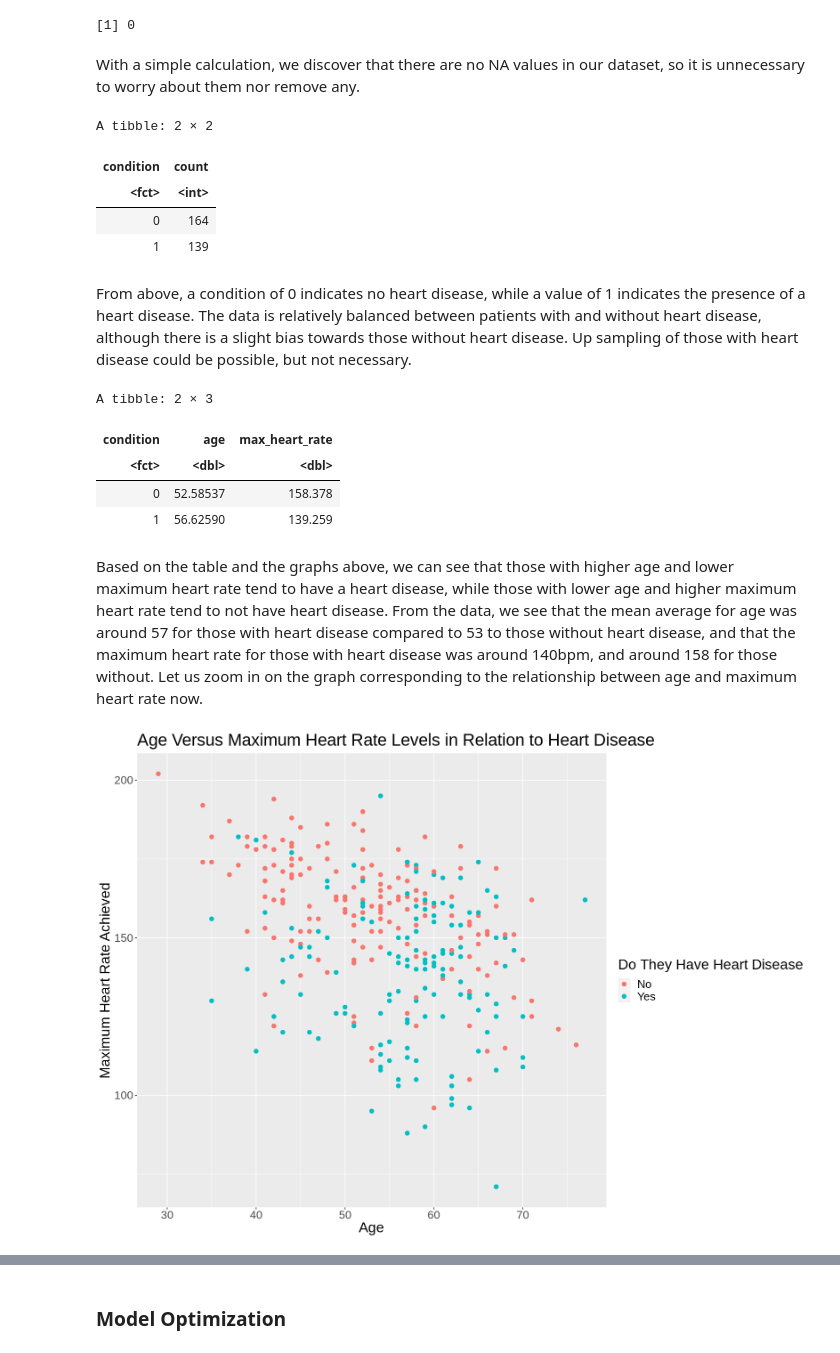
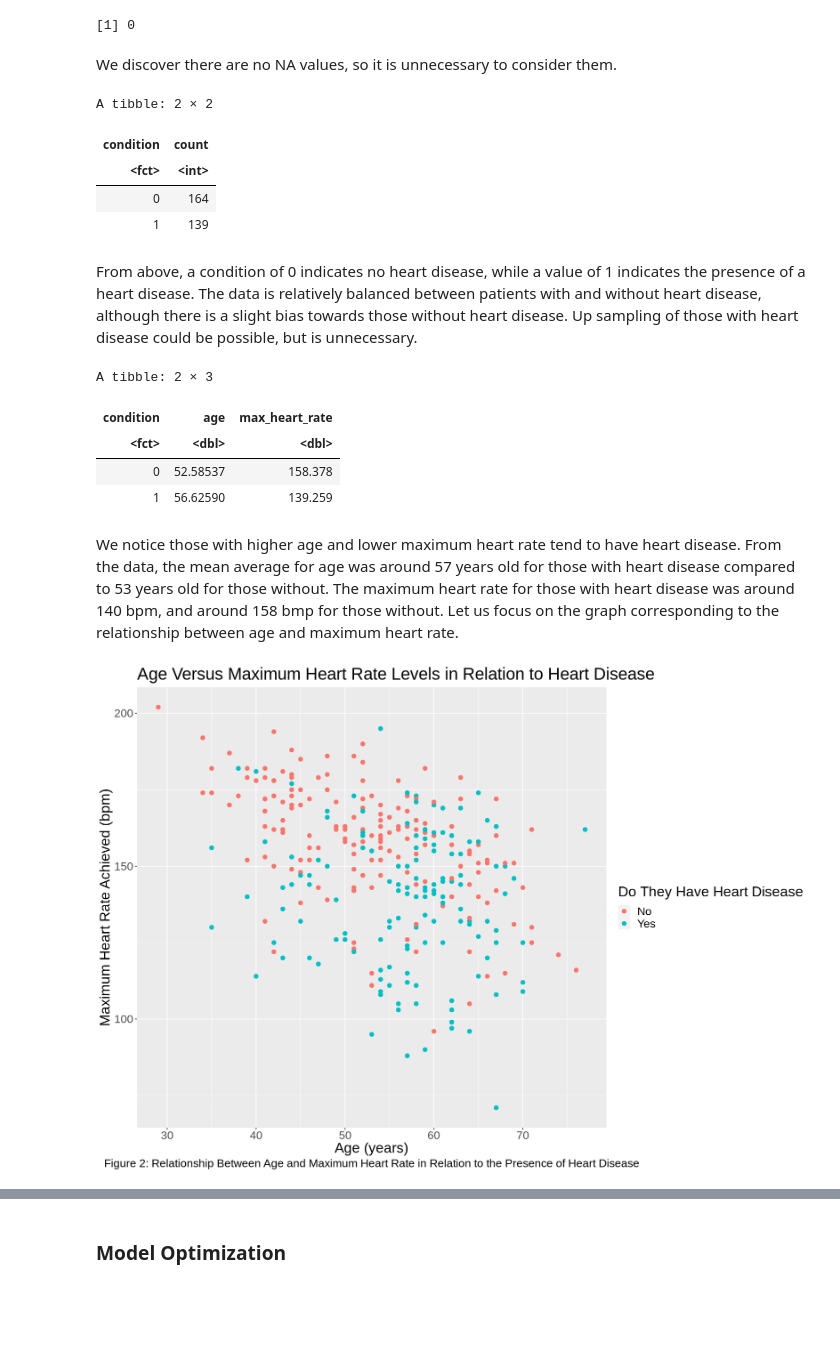
Before and after one commit to andyh031/dsci100-proj-group57, a Jupyter notebook: project.ipynb, the cells around one changed output, grey strips where cells are left out. Saved outputs shown, nothing was run; the diff lists cells and outputs as text; code cells hidden in the pictures; blank space fills up the shorter version.

```diff
--- a/project.ipynb
+++ b/project.ipynb
@@ -177,7 +183,7 @@ na
 # %% [output]
 [1] 0
 # %% [markdown]
-With a simple calculation, we discover that there are no NA values in our dataset, so it is unnecessary to worry about them nor remove any.
+We discover there are no NA values, so it is unnecessary to consider them.
 # %%
 # Count number of those with and without heart disease
 num_obs <- heart |>
@@ -191,7 +197,7 @@ A tibble: 2 × 2
 | 0 | 164 |
 | 1 | 139 |
 # %% [markdown]
-From above, a condition of 0 indicates no heart disease, while a value of 1 indicates the presence of a heart disease. The data is relatively balanced between patients with and without heart disease, although there is a slight bias towards those without heart disease. Up sampling of those with heart disease could be possible, but not necessary.
+From above, a condition of 0 indicates no heart disease, while a value of 1 indicates the presence of a heart disease. The data is relatively balanced between patients with and without heart disease, although there is a slight bias towards those without heart disease. Up sampling of those with heart disease could be possible, but is unnecessary.
 # %%
 means <- heart |>
     group_by(condition) |>
@@ -204,20 +210,22 @@ A tibble: 2 × 3
 | 0 | 52.58537 | 158.378 |
 | 1 | 56.62590 | 139.259 |
 # %% [markdown]
-Based on the table and the graphs above, we can see that those with higher age and lower maximum heart rate tend to have a heart disease, while those with lower age and higher maximum heart rate tend to not have heart disease. From the data, we see that the mean average for age was around 57 for those with heart disease compared to 53 to those without heart disease, and that the maximum heart rate for those with heart disease was around 140bpm, and around 158 for those without. Let us zoom in on the graph corresponding to the relationship between age and maximum heart rate now.
+We notice those with higher age and lower maximum heart rate tend to have heart disease. From the data, the mean average for age was around 57 years old for those with heart disease compared to 53 years old for those without. The maximum heart rate for those with heart disease was around 140 bpm, and around 158 bmp for those without. Let us focus on the graph corresponding to the relationship between age and maximum heart rate.
 # %%
 options(repr.plot.width = 14, repr.plot.height = 10)
 
 heart_scatter <- heart |>
     ggplot(aes(x = age, y = max_heart_rate, color = condition)) +
     geom_point(size = 2.5) +
-    xlab("Age") +
-    ylab("Maximum Heart Rate Achieved") +
-    labs(color = "Do They Have Heart Disease") +
+    xlab("Age (years)") +
+    ylab("Maximum Heart Rate Achieved (bpm)") +
+    labs(color = "Do They Have Heart Disease",
+         caption = "Figure 2: Relationship Between Age and Maximum Heart Rate in Relation to the Presence of Heart Disease") +
     ggtitle("Age Versus Maximum Heart Rate Levels in Relation to Heart Disease") +
     scale_color_discrete(labels = c("No", "Yes")) +
-    theme(text = element_text(size = 20))
+    theme(text = element_text(size = 20),
+          plot.caption = element_text(hjust = 0.5))
 heart_scatter
 # %% [output]
-[figure, old version]
+[figure, new version]
 # %% [markdown]
```
Also changed, not shown: parts of 25 cells of this notebook.
